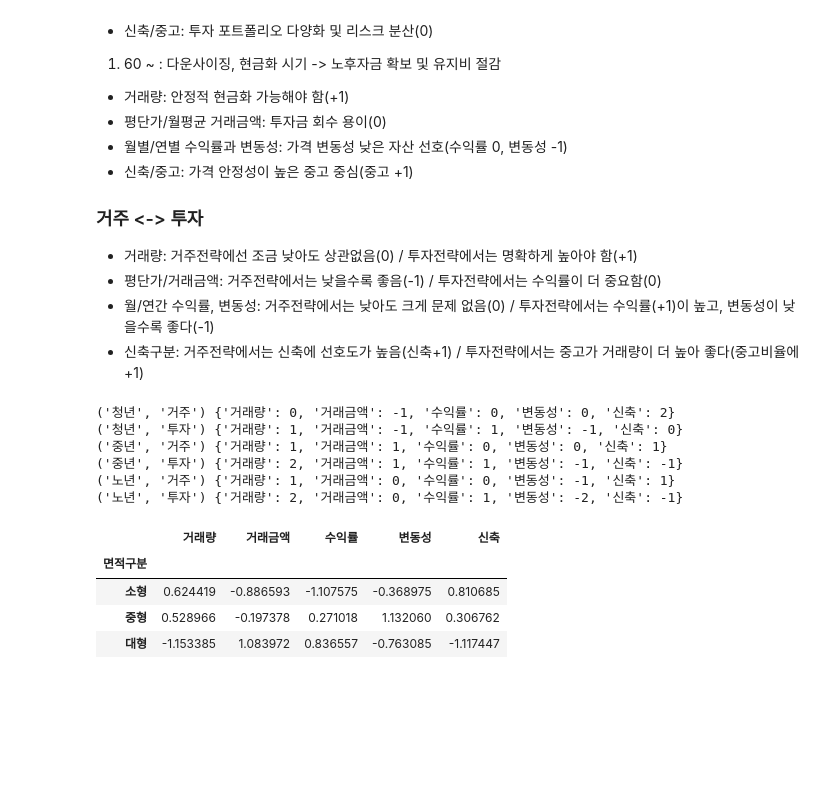
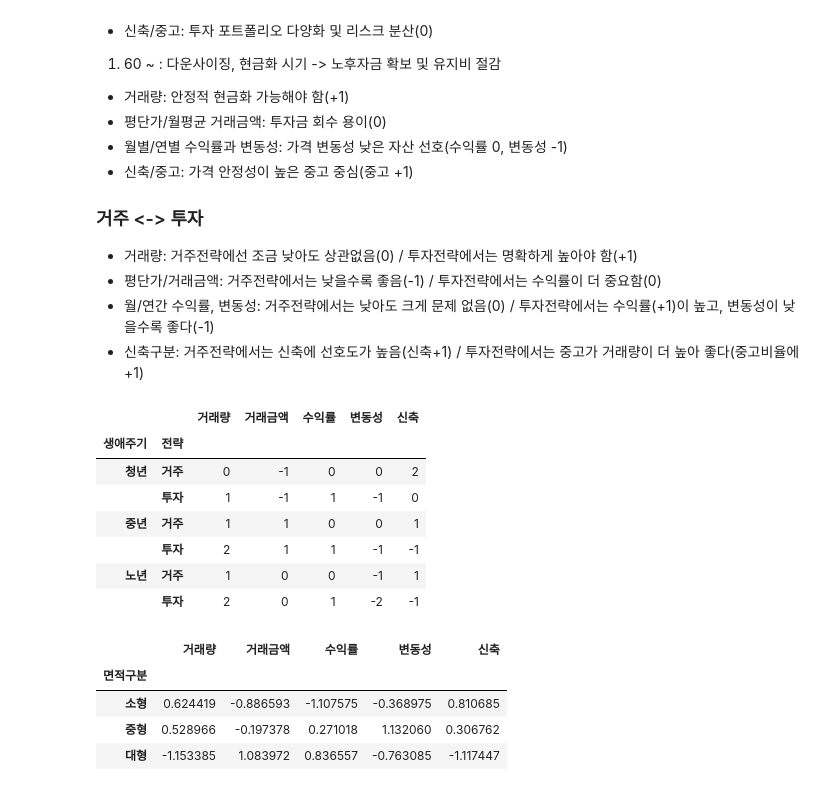
Before and after one commit to krystallinekim/pjt-DataAnalysis-Korean_Real_Estate, a Jupyter notebook: 02_size_lifecycle.ipynb, the cells around one changed output. Cells and saved outputs as stored; diff of their text form; code cells hidden in the pictures; blank space fills up the shorter version.

```diff
--- a/02_size_lifecycle.ipynb
+++ b/02_size_lifecycle.ipynb
@@ -187,33 +193,36 @@ plt.show()
 # %%
 # 생애주기별 가중치
 lifecycle_w = {
     "청년": {"거래량":0, "거래금액":-1, "수익률":0, "변동성":0, "신축":1},
     "중년": {"거래량":1, "거래금액":1, "수익률":0, "변동성":0, "신축":0},
     "노년": {"거래량":1, "거래금액":0, "수익률":0, "변동성":-1, "신축":0}
 }
 
 # 전략별 가중치
 strategy_w = {
     "거주": {"거래량":0, "거래금액":0, "수익률":0, "변동성":0, "신축":1},
     "투자": {"거래량":1, "거래금액":0, "수익률":1, "변동성":-1, "신축":-1}
 }
 
 # 합 방식으로 최종 가중치 생성
 final_w = {}
 for lc in lifecycle_w:
     for st in strategy_w:
         final_w[(lc, st)] = {k: lifecycle_w[lc][k] + strategy_w[st][k] for k in lifecycle_w[lc]}
 
-# 결과 확인
-for key, val in final_w.items():
-    print(key, val)
+df_w = pd.DataFrame.from_dict(final_w, orient="index")
+df_w.index = pd.MultiIndex.from_tuples(df_w.index, names=["생애주기", "전략"])
+display(df_w)
+df_w.to_csv('./data/02_size_lifecycle/가중치데이터.csv')
 # %% [output]
-('청년', '거주') {'거래량': 0, '거래금액': -1, '수익률': 0, '변동성': 0, '신축': 2}
-('청년', '투자') {'거래량': 1, '거래금액': -1, '수익률': 1, '변동성': -1, '신축': 0}
-('중년', '거주') {'거래량': 1, '거래금액': 1, '수익률': 0, '변동성': 0, '신축': 1}
-('중년', '투자') {'거래량': 2, '거래금액': 1, '수익률': 1, '변동성': -1, '신축': -1}
-('노년', '거주') {'거래량': 1, '거래금액': 0, '수익률': 0, '변동성': -1, '신축': 1}
-('노년', '투자') {'거래량': 2, '거래금액': 0, '수익률': 1, '변동성': -2, '신축': -1}
+|  |  | 거래량 | 거래금액 | 수익률 | 변동성 | 신축 |
+| 생애주기 | 전략 |  |  |  |  |  |
+| 청년 | 거주 | 0 | -1 | 0 | 0 | 2 |
+|  | 투자 | 1 | -1 | 1 | -1 | 0 |
+| 중년 | 거주 | 1 | 1 | 0 | 0 | 1 |
+|  | 투자 | 2 | 1 | 1 | -1 | -1 |
+| 노년 | 거주 | 1 | 0 | 0 | -1 | 1 |
+|  | 투자 | 2 | 0 | 1 | -2 | -1 |
 # %%
 # 지표 표준화
 
```
Also changed, not shown: parts of 5 cells of this notebook, 6 other files.
